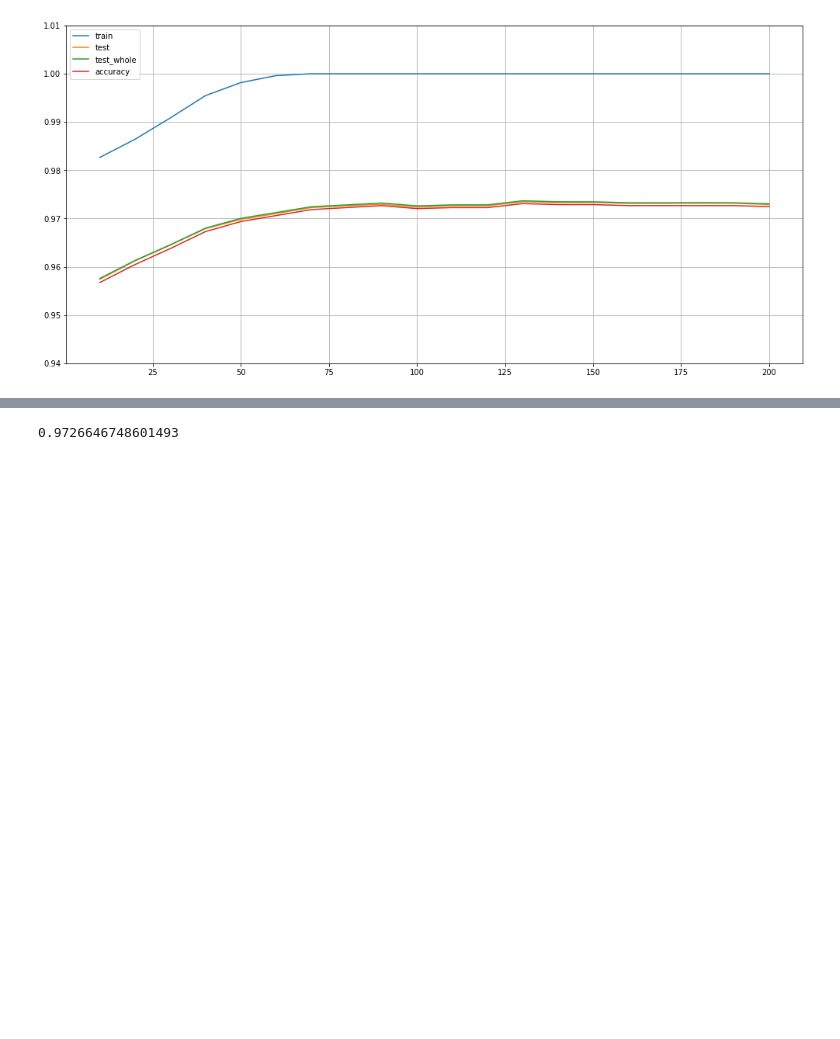
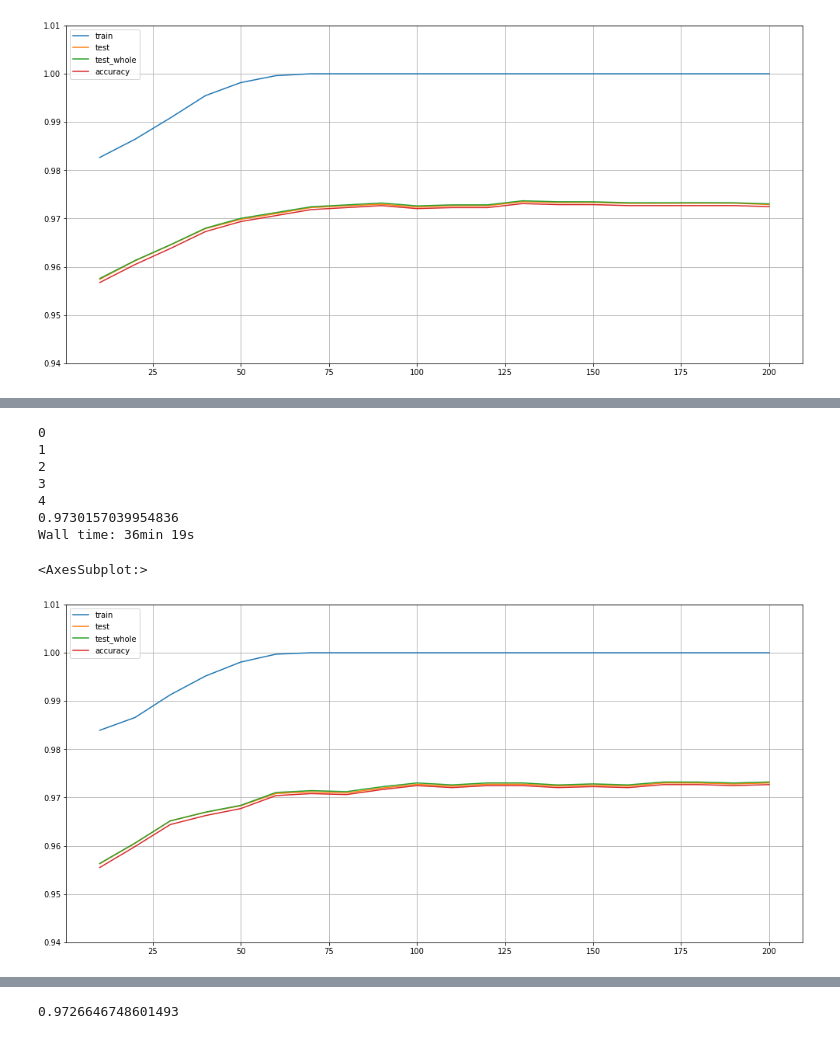
Before and after one commit to estemmenosuchus/leaks_forever, a Jupyter notebook: agro_boost.ipynb, the cells around one changed output, grey strips where cells are left out. Cells and saved outputs as stored; diff of their text form; code cells hidden in the pictures; blank space fills up the shorter version.

```diff
--- a/agro_boost.ipynb
+++ b/agro_boost.ipynb
@@ -246,0 +325,18 @@ res[-1]['curve'].plot(figsize=(17,8),ylim=(0.94,1.01),grid='on')
+# %%
+%%time
+res.append(calc_crossval_pred(X,Y,{'objective':'multi:softproba', 'colsample_bytree':0.9, 'colsample_bynode':0.8,
+                                   'num_parallel_tree':7, 'reg_lambda':0.4,
+                                   'n_estimators':200, 'max_depth':7, 'learning_rate':0.1, 'random_state':0}))
+
+print(res[-1]['max_score'])
+res[-1]['curve'].plot(figsize=(17,8),ylim=(0.94,1.01),grid='on')
+# %% [output]
+0
+1
+2
+3
+4
+0.9730157039954836
+Wall time: 36min 19s
+<AxesSubplot:>
+[figure, added]
```
Also changed, not shown: parts of 20 cells of this notebook.
